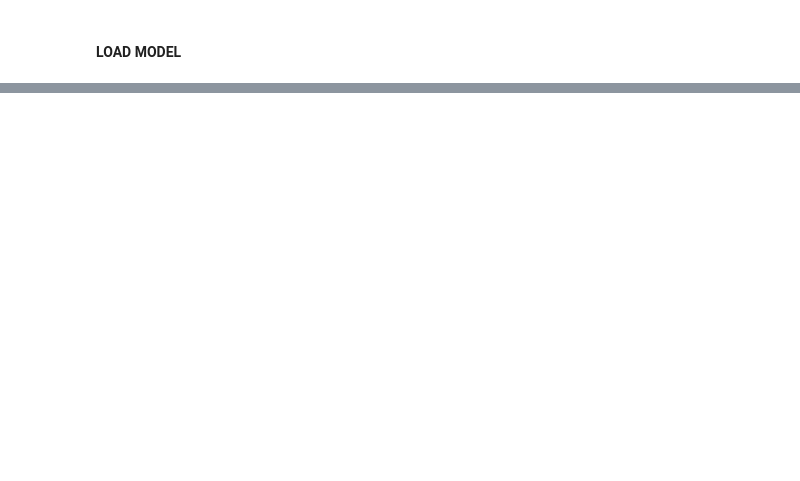
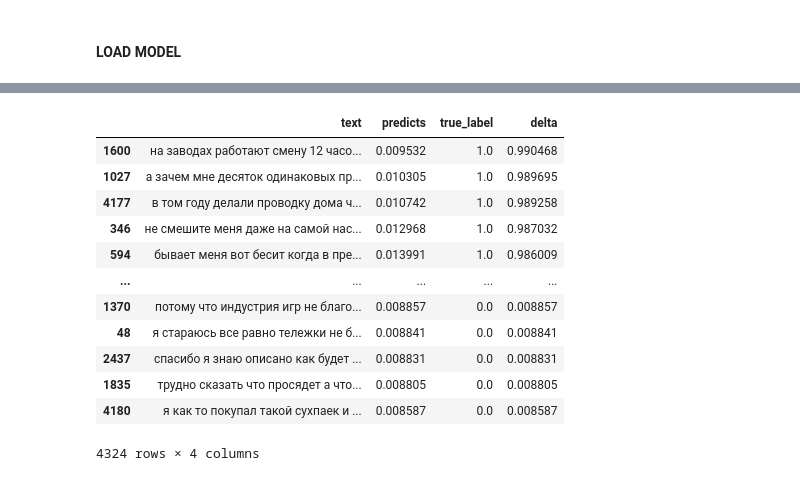
Before and after one commit to pampa89d/LSTM_Team, a Jupyter notebook: notebooks/task2_dmitry.ipynb, the cells around one changed output, grey strips where cells are left out. Cells and saved outputs as stored; diff of their text form; code cells hidden in the pictures; blank space fills up the shorter version.

```diff
--- a/notebooks/task2_dmitry.ipynb
+++ b/notebooks/task2_dmitry.ipynb
@@ -37,0 +502,24 @@ print(device)
+# %%
+check_df = pd.DataFrame({'text': valid_text,
+            'predicts': predicts,
+            'true_label': valid_label})
+# %%
+check_df['delta'] = check_df['predicts'] - check_df['true_label']
+check_df['delta'] = check_df['delta'].abs()
+check_df.sort_values(by='delta', ascending=False, inplace=True)
+# %%
+check_df
+# %% [output]
+|  | text | predicts | true_label | delta |
+| 1600 | на заводах работают смену 12 часо... | 0.009532 | 1.0 | 0.990468 |
+| 1027 | а зачем мне десяток одинаковых пр... | 0.010305 | 1.0 | 0.989695 |
+| 4177 | в том году делали проводку дома ч... | 0.010742 | 1.0 | 0.989258 |
+| 346 | не смешите меня даже на самой нас... | 0.012968 | 1.0 | 0.987032 |
+| 594 | бывает меня вот бесит когда в пре... | 0.013991 | 1.0 | 0.986009 |
+| ... | ... | ... | ... | ... |
+| 1370 | потому что индустрия игр не благо... | 0.008857 | 0.0 | 0.008857 |
+| 48 | я стараюсь все равно тележки не б... | 0.008841 | 0.0 | 0.008841 |
+| 2437 | спасибо я знаю описано как будет ... | 0.008831 | 0.0 | 0.008831 |
+| 1835 | трудно сказать что просядет а что... | 0.008805 | 0.0 | 0.008805 |
+| 4180 | я как то покупал такой сухпаек и ... | 0.008587 | 0.0 | 0.008587 |
+4324 rows × 4 columns
```
Also changed, not shown: parts of 32 cells of this notebook, 8 other files.
